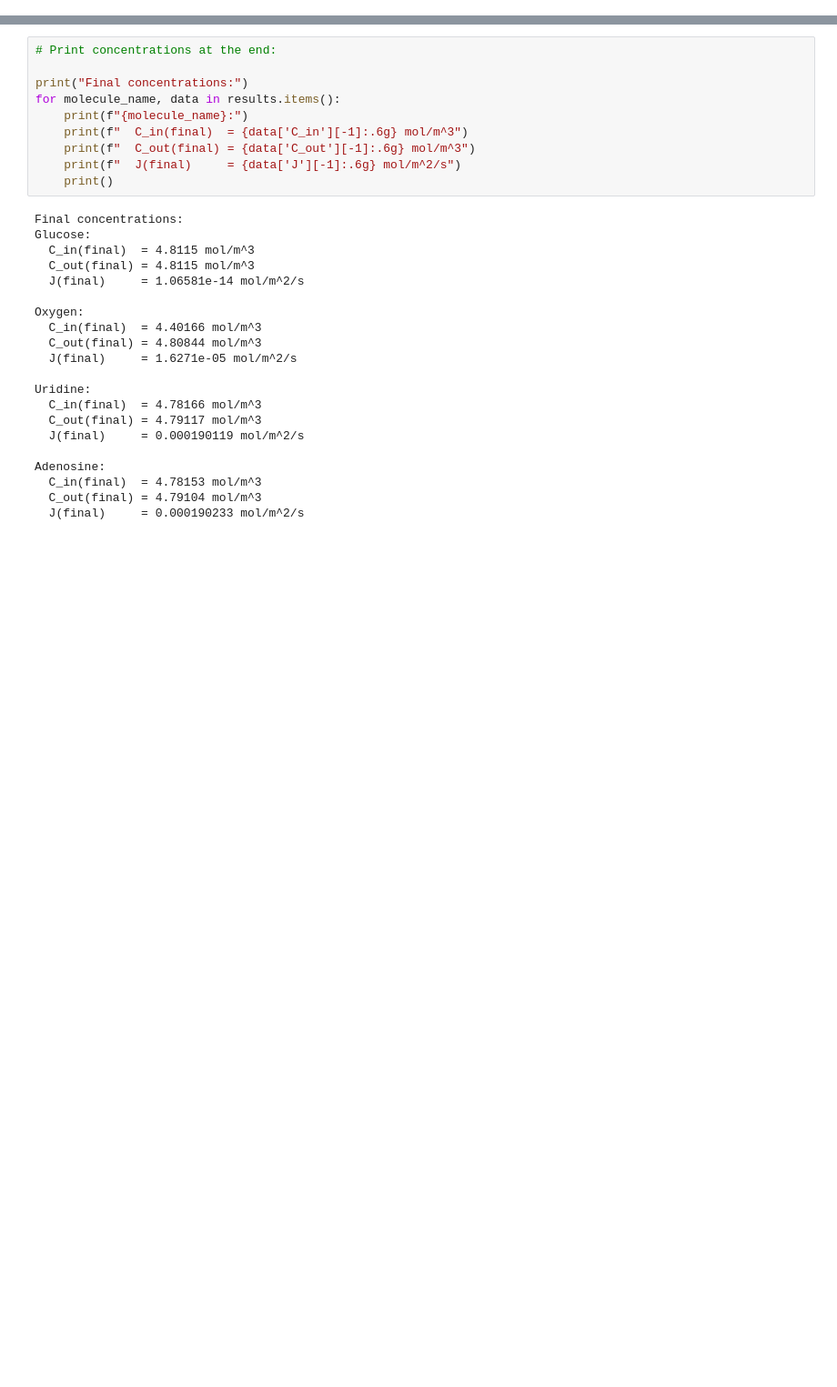
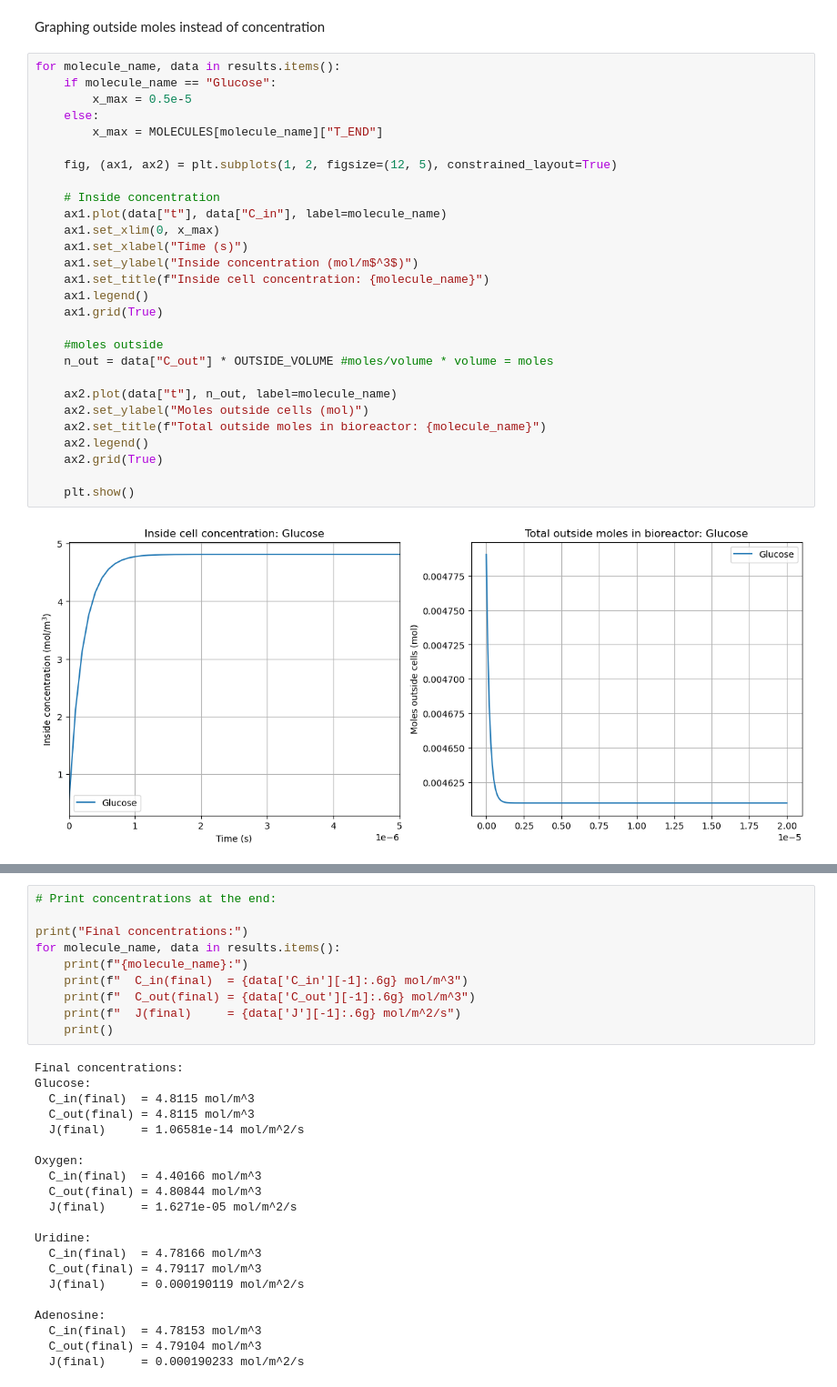
Before and after one commit to NMelbard/PBL1, a Jupyter notebook: PBL2/diffusion.ipynb, the cells around one changed output, grey strips where cells are left out. Shown at 91% size. Drawn from its saved outputs; the diff is of its cells as text; blank space fills up the shorter version.

```diff
--- a/PBL2/diffusion.ipynb
+++ b/PBL2/diffusion.ipynb
@@ -274,0 +308,32 @@ ax2.grid(True)
+# %% [markdown]
+Graphing outside moles instead of concentration
+# %%
+for molecule_name, data in results.items():
+    if molecule_name == "Glucose":
+        x_max = 0.5e-5
+    else:
+        x_max = MOLECULES[molecule_name]["T_END"]
+
+    fig, (ax1, ax2) = plt.subplots(1, 2, figsize=(12, 5), constrained_layout=True)
+
+    # Inside concentration
+    ax1.plot(data["t"], data["C_in"], label=molecule_name)
+    ax1.set_xlim(0, x_max)
+    ax1.set_xlabel("Time (s)")
+    ax1.set_ylabel("Inside concentration (mol/m$^3$)")
+    ax1.set_title(f"Inside cell concentration: {molecule_name}")
+    ax1.legend()
+    ax1.grid(True)
+
+    #moles outside
+    n_out = data["C_out"] * OUTSIDE_VOLUME #moles/volume * volume = moles
+
+    ax2.plot(data["t"], n_out, label=molecule_name)
+    ax2.set_ylabel("Moles outside cells (mol)")
+    ax2.set_title(f"Total outside moles in bioreactor: {molecule_name}")
+    ax2.legend()
+    ax2.grid(True)
+
+    plt.show()
+# %% [output]
+[figure, added]
```
Also changed, not shown: parts of 3 cells of this notebook.
